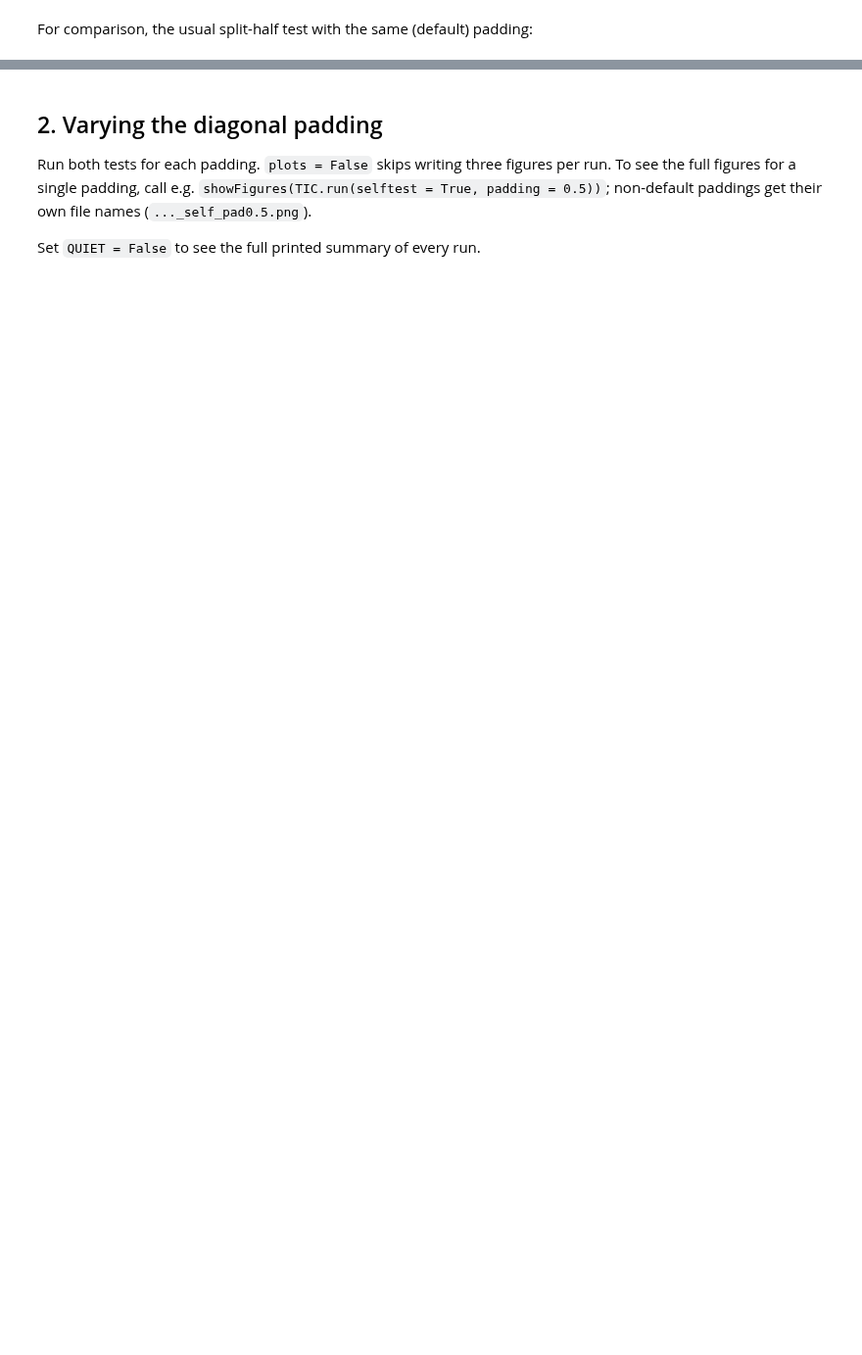
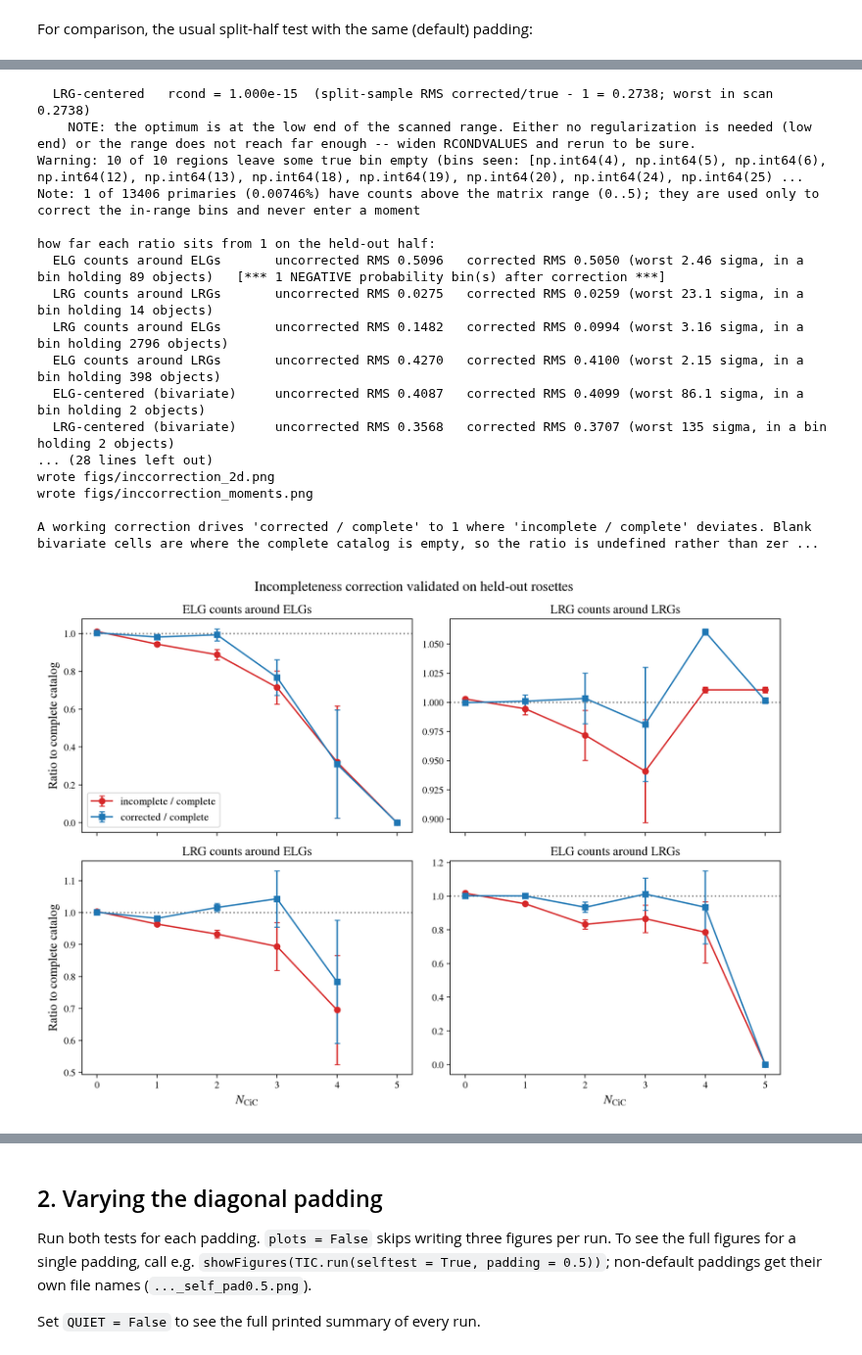
Before and after one commit to catherine-miller/CountsinCylinders, a Jupyter notebook: TestIncompletenessPadding.ipynb, the cells around one changed output, grey strips where cells are left out. Shown at 98% size. Saved outputs shown, nothing was run; the diff lists cells and outputs as text; code cells hidden in the pictures; blank space fills up the shorter version.

```diff
--- a/TestIncompletenessPadding.ipynb
+++ b/TestIncompletenessPadding.ipynb
@@ -50,3 +88,7 @@ For comparison, the usual split-half test with the same (default) padding:
 # %%
 splitresult = TIC.run()
 showFigures(splitresult)
+
+splitresultswapped = TIC.run(swap=True)
+showFigures(splitresultswapped)
+# %% [output]
@@ -52,0 +112,18 @@ showFigures(splitresult)
+  LRG-centered   rcond = 1.000e-15  (split-sample RMS corrected/true - 1 = 0.2738; worst in scan 0.2738)
+    NOTE: the optimum is at the low end of the scanned range. Either no regularization is needed (low end) or the range does not reach far enough -- widen RCONDVALUES and rerun to be sure.
+Warning: 10 of 10 regions leave some true bin empty (bins seen: [np.int64(4), np.int64(5), np.int64(6), np.int64(12), np.int64(13), np.int64(18), np.int64(19), np.int64(20), np.int64(24), np.int64(25) ...
+Note: 1 of 13406 primaries (0.00746%) have counts above the matrix range (0..5); they are used only to correct the in-range bins and never enter a moment
+
+how far each ratio sits from 1 on the held-out half:
+  ELG counts around ELGs       uncorrected RMS 0.5096   corrected RMS 0.5050 (worst 2.46 sigma, in a bin holding 89 objects)   [*** 1 NEGATIVE probability bin(s) after correction ***]
+  LRG counts around LRGs       uncorrected RMS 0.0275   corrected RMS 0.0259 (worst 23.1 sigma, in a bin holding 14 objects)
+  LRG counts around ELGs       uncorrected RMS 0.1482   corrected RMS 0.0994 (worst 3.16 sigma, in a bin holding 2796 objects)
+  ELG counts around LRGs       uncorrected RMS 0.4270   corrected RMS 0.4100 (worst 2.15 sigma, in a bin holding 398 objects)
+  ELG-centered (bivariate)     uncorrected RMS 0.4087   corrected RMS 0.4099 (worst 86.1 sigma, in a bin holding 2 objects)
+  LRG-centered (bivariate)     uncorrected RMS 0.3568   corrected RMS 0.3707 (worst 135 sigma, in a bin holding 2 objects)
+... (28 lines left out)
+wrote figs/inccorrection_2d.png
+wrote figs/inccorrection_moments.png
+
+A working correction drives 'corrected / complete' to 1 where 'incomplete / complete' deviates. Blank bivariate cells are where the complete catalog is empty, so the ratio is undefined rather than zer ...
+[figure, added]
```
Also changed, not shown: parts of 9 cells of this notebook, 17 other files.
